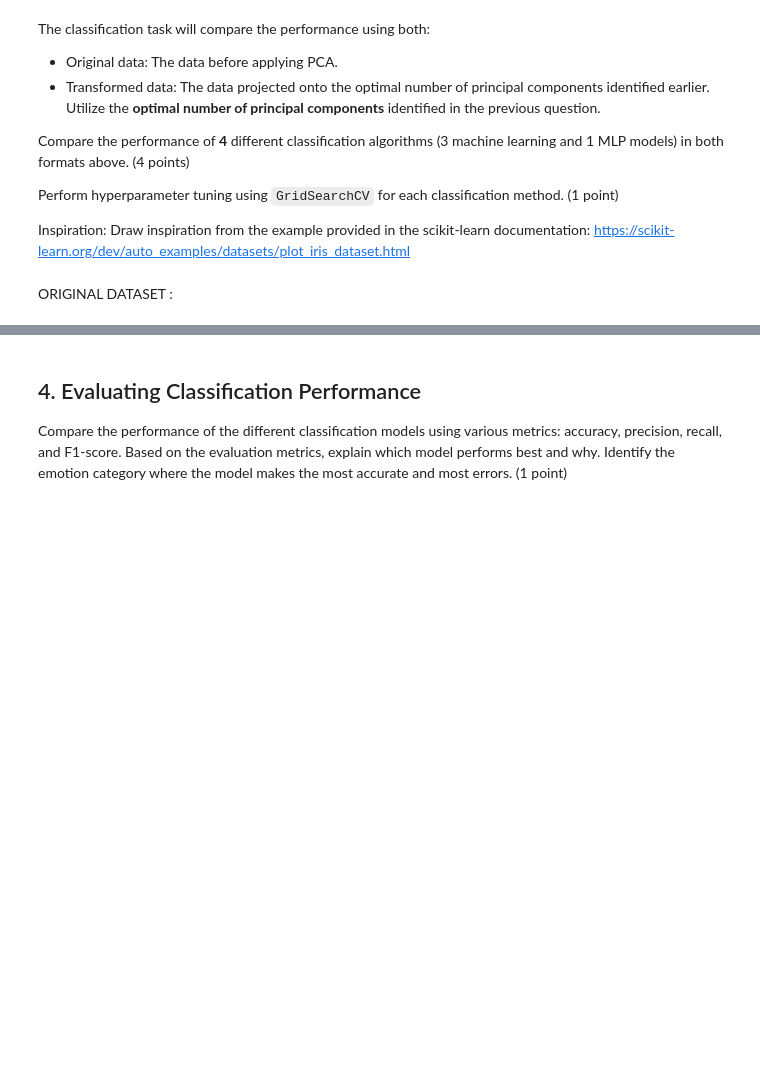
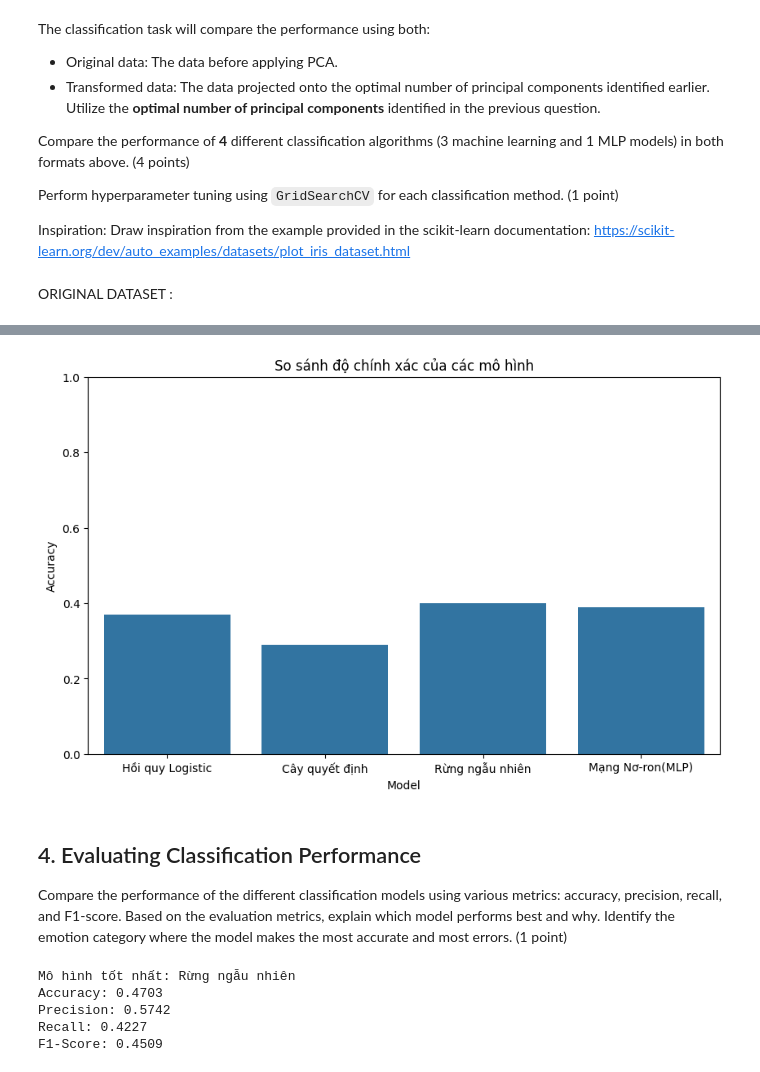
Before and after one commit to malcosiaz/Fundamental-ML, a Jupyter notebook: notebooks/EDA.ipynb, the cells around one changed output, grey strips where cells are left out. Drawn from its saved outputs; the diff is of its cells as text; code cells hidden in the pictures; blank space fills up the shorter version.

```diff
--- a/notebooks/EDA.ipynb
+++ b/notebooks/EDA.ipynb
@@ -241,0 +452,11 @@ F1:  0.4587164484071701
+# %%
+model_rf = RandomForestClassifier()
+param_grid_rf_pca = {'n_estimators': [50, 100, 200]}
+
+grid_search_rf_pca = GridSearchCV(model_rf, param_grid_rf_pca, cv=5, n_jobs=-1)
+grid_search_rf_pca.fit(X_train_scaled, y_train)
+
+print("Rừng Ngẫu nhiên - Kết quả:")
+print(f"Tham số tốt nhất: {grid_search_rf_pca.best_params_}")
+print("Báo cáo phân loại:")
+print(classification_report(y_test, grid_search_rf_pca.predict(X_test_scaled)))
@@ -241,0 +480,12 @@ F1:  0.4587164484071701
+# %%
+# Mô hình Mạng Nơ-ron (MLP)
+model_mlp = MLPClassifier(max_iter=1000, early_stopping=True, n_iter_no_change=10)
+param_grid_mlp_pca = {'hidden_layer_sizes': [(50,), (100,), (50,50)], 'alpha': [0.0001, 0.001]}
+
+grid_search_mlp_pca = GridSearchCV(model_mlp, param_grid_mlp_pca, cv=5, n_jobs=-1)
+grid_search_mlp_pca.fit(X_train_scaled, y_train)
+
+print("Mạng Nơ-ron (MLP) - Kết quả:")
+print(f"Tham số tốt nhất: {grid_search_mlp_pca.best_params_}")
+print("Báo cáo phân loại:")
+print(classification_report(y_test, grid_search_mlp_pca.predict(X_test_scaled)))
@@ -242,3 +509,26 @@ F1:  0.4587164484071701
+# %%
+import seaborn as sns
+
+accuracies = [
+    extract_accuracy_from_report(classification_report(y_test, grid_search_lr_pca.predict(X_test_scaled))),
+    extract_accuracy_from_report(classification_report(y_test, grid_search_dt_pca.predict(X_test_scaled))),
+    extract_accuracy_from_report(classification_report(y_test, grid_search_rf_pca.predict(X_test_scaled))),
+    extract_accuracy_from_report(classification_report(y_test, grid_search_mlp_pca.predict(X_test_scaled)))
+]
+
+models = ['Hồi quy Logistic', 'Cây quyết định','Rừng ngẫu nhiên', 'Mạng Nơ-ron(MLP)']
+
+df = pd.DataFrame({'Model': models, 'Accuracy': accuracies})
+
+# Vẽ biểu đồ so sánh độ chính xác
+plt.figure(figsize=(10, 6))
+sns.barplot(x='Model', y='Accuracy', data=df)
+plt.title('So sánh độ chính xác của các mô hình')
+plt.ylabel('Accuracy')
+plt.ylim([0, 1])
+plt.show()
+# %% [output]
+[figure, added]
 # %% [markdown]
 ## 4. Evaluating Classification Performance
 
@@ -248,0 +537,25 @@ Based on the evaluation metrics, explain which model performs best and why. Iden
+# %%
+## visualize the confusion matrices and classification reports here# Compare performance and identify best model
+model_metrics = {
+    'Hồi quy Logistic': classification_report(y_test, grid_search_lr.predict(X_test_scaled), output_dict=True),
+    'Cây quyết định': classification_report(y_test, grid_search_dt.predict(X_test_scaled), output_dict=True),
+    'Rừng ngẫu nhiên': classification_report(y_test, grid_search_rf.predict(X_test_scaled), output_dict=True),
+    'Mạng Nơ-ron(MLP)': classification_report(y_test, grid_search_mlp.predict(X_test_scaled), output_dict=True)
+}
+
+# Tìm mô hình tốt nhất dựa trên Accuracy (bạn có thể chọn chỉ số khác nếu muốn)
+best_model_name = max(model_metrics, key=lambda model: model_metrics[model]['accuracy'])
+best_model_metrics = model_metrics[best_model_name]
+
+# In ra thông tin mô hình tốt nhất
+print(f"\nMô hình tốt nhất: {best_model_name}")
+print(f"Accuracy: {best_model_metrics['accuracy']:.4f}")
+print(f"Precision: {best_model_metrics['macro avg']['precision']:.4f}")
+print(f"Recall: {best_model_metrics['macro avg']['recall']:.4f}")
+print(f"F1-Score: {best_model_metrics['macro avg']['f1-score']:.4f}")
+# %% [output]
+Mô hình tốt nhất: Rừng ngẫu nhiên
+Accuracy: 0.4703
+Precision: 0.5742
+Recall: 0.4227
+F1-Score: 0.4509
```
Also changed, not shown: parts of 28 cells of this notebook.
